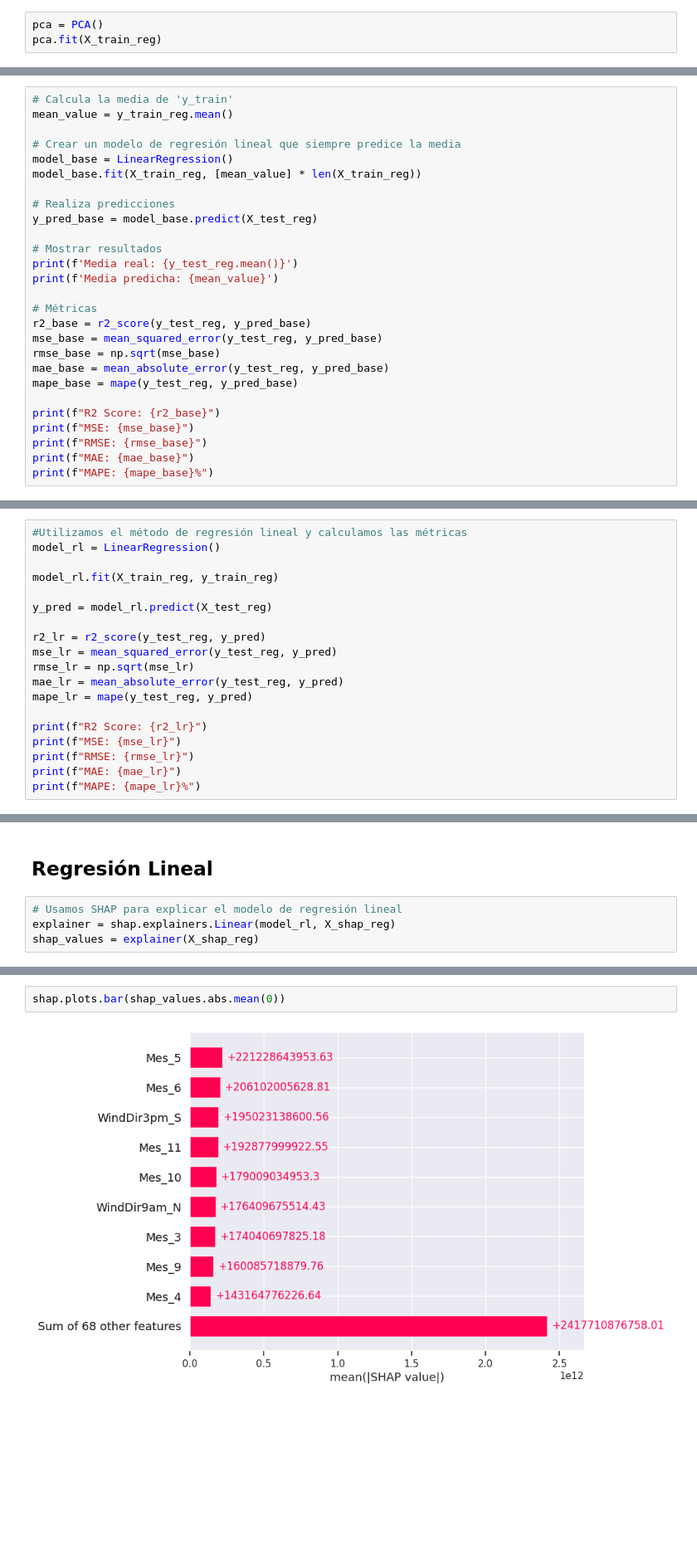
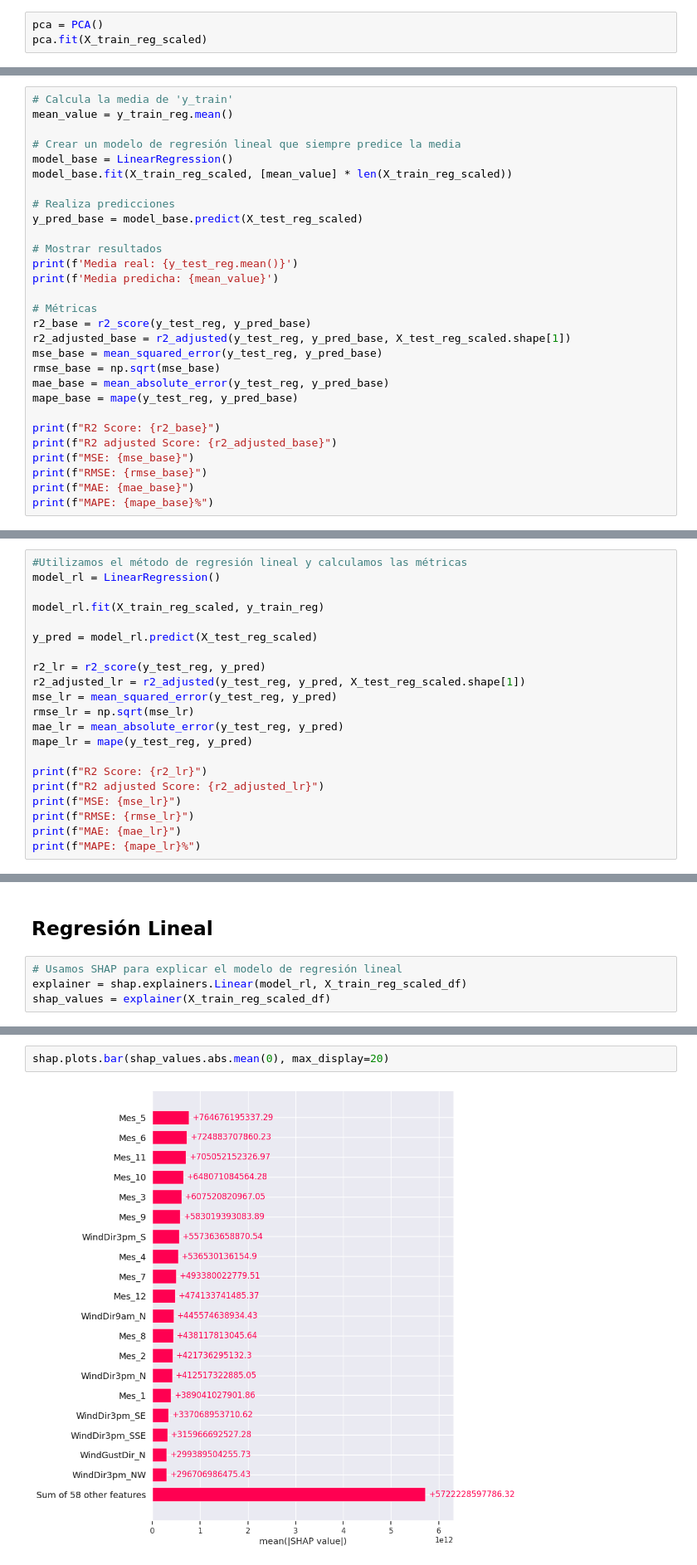
Before and after one commit to rama811/tp_aa1, a Jupyter notebook: TP1_AA1.ipynb, the cells around one changed output, grey strips where cells are left out. Shown at 83% size. Saved outputs shown, nothing was run; the diff lists cells and outputs as text; blank space fills up the shorter version.

```diff
--- a/TP1_AA1.ipynb
+++ b/TP1_AA1.ipynb
@@ -347,7 +367,7 @@ Criterios de selección:
     Gráfico del codo (Scree)
 # %%
 pca = PCA()
-pca.fit(X_train_reg)
+pca.fit(X_train_reg_scaled)
 # %% [output]
 PCA()
 # %%
@@ -425,10 +452,10 @@ mean_value = y_train_reg.mean()
 
 # Crear un modelo de regresión lineal que siempre predice la media
 model_base = LinearRegression()
-model_base.fit(X_train_reg, [mean_value] * len(X_train_reg))
+model_base.fit(X_train_reg_scaled, [mean_value] * len(X_train_reg_scaled))
 
 # Realiza predicciones
-y_pred_base = model_base.predict(X_test_reg)
+y_pred_base = model_base.predict(X_test_reg_scaled)
 
 # Mostrar resultados
 print(f'Media real: {y_test_reg.mean()}')
@@ -436,12 +463,14 @@ print(f'Media predicha: {mean_value}')
 
 # Métricas
 r2_base = r2_score(y_test_reg, y_pred_base)
+r2_adjusted_base = r2_adjusted(y_test_reg, y_pred_base, X_test_reg_scaled.shape[1])
 mse_base = mean_squared_error(y_test_reg, y_pred_base)
 rmse_base = np.sqrt(mse_base)
 mae_base = mean_absolute_error(y_test_reg, y_pred_base)
 mape_base = mape(y_test_reg, y_pred_base)
 
 print(f"R2 Score: {r2_base}")
+print(f"R2 adjusted Score: {r2_adjusted_base}")
 print(f"MSE: {mse_base}")
 print(f"RMSE: {rmse_base}")
 print(f"MAE: {mae_base}")
@@ -460,17 +490,19 @@ MAPE: 1395913344838.15%
 #Utilizamos el método de regresión lineal y calculamos las métricas
 model_rl = LinearRegression()
 
-model_rl.fit(X_train_reg, y_train_reg)
+model_rl.fit(X_train_reg_scaled, y_train_reg)
 
-y_pred = model_rl.predict(X_test_reg)
+y_pred = model_rl.predict(X_test_reg_scaled)
 
 r2_lr = r2_score(y_test_reg, y_pred)
+r2_adjusted_lr = r2_adjusted(y_test_reg, y_pred, X_test_reg_scaled.shape[1])
 mse_lr = mean_squared_error(y_test_reg, y_pred)
 rmse_lr = np.sqrt(mse_lr)
 mae_lr = mean_absolute_error(y_test_reg, y_pred)
 mape_lr = mape(y_test_reg, y_pred)
 
 print(f"R2 Score: {r2_lr}")
+print(f"R2 adjusted Score: {r2_adjusted_lr}")
 print(f"MSE: {mse_lr}")
 print(f"RMSE: {rmse_lr}")
 print(f"MAE: {mae_lr}")
@@ -1322,7 +1472,7 @@ best_params_clas
 ## Regresión Lineal
 # %%
 # Usamos SHAP para explicar el modelo de regresión lineal
-explainer = shap.explainers.Linear(model_rl, X_shap_reg)
-shap_values = explainer(X_shap_reg)
+explainer = shap.explainers.Linear(model_rl, X_train_reg_scaled_df)
+shap_values = explainer(X_train_reg_scaled_df)
 # %%
 # Bar chart of mean importance
@@ -1332,6 +1482,6 @@ shap.summary_plot(shap_values, X_shap_reg, plot_type="bar")
 # %%
-shap.plots.bar(shap_values.abs.mean(0))
+shap.plots.bar(shap_values.abs.mean(0), max_display=20)
 # %% [output]
-[figure, old version]
+[figure, new version]
 # %%
 # Summarize the effect of all the features
```
Also changed, not shown: parts of 81 cells of this notebook, 1 other file.
